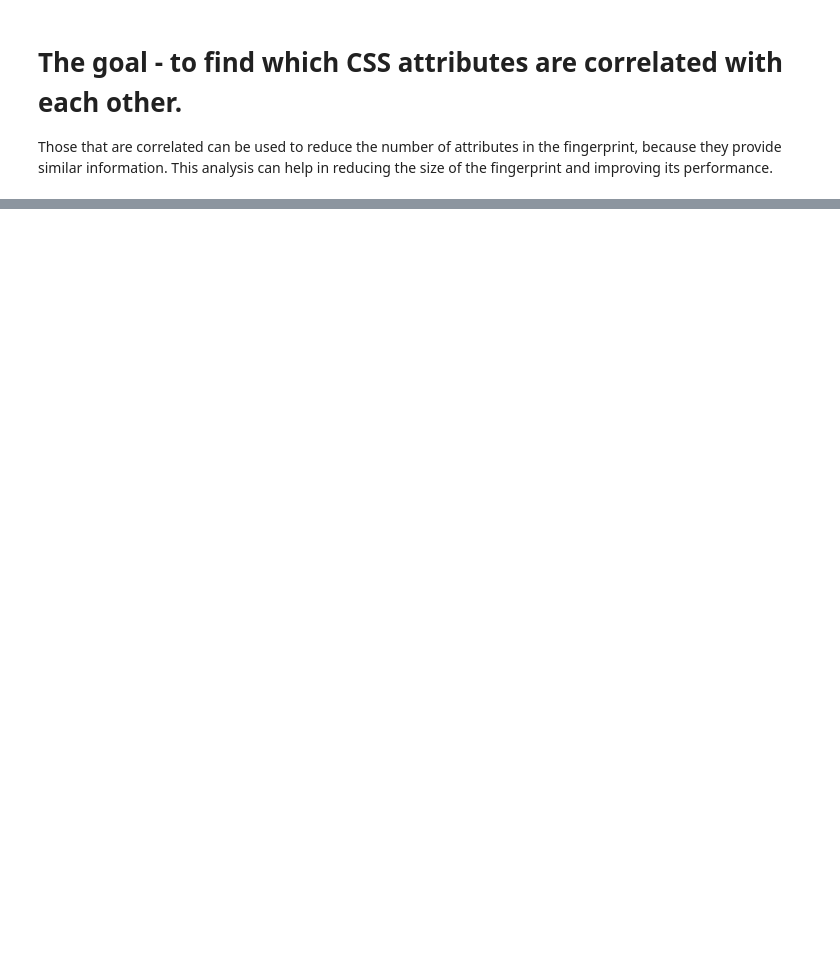
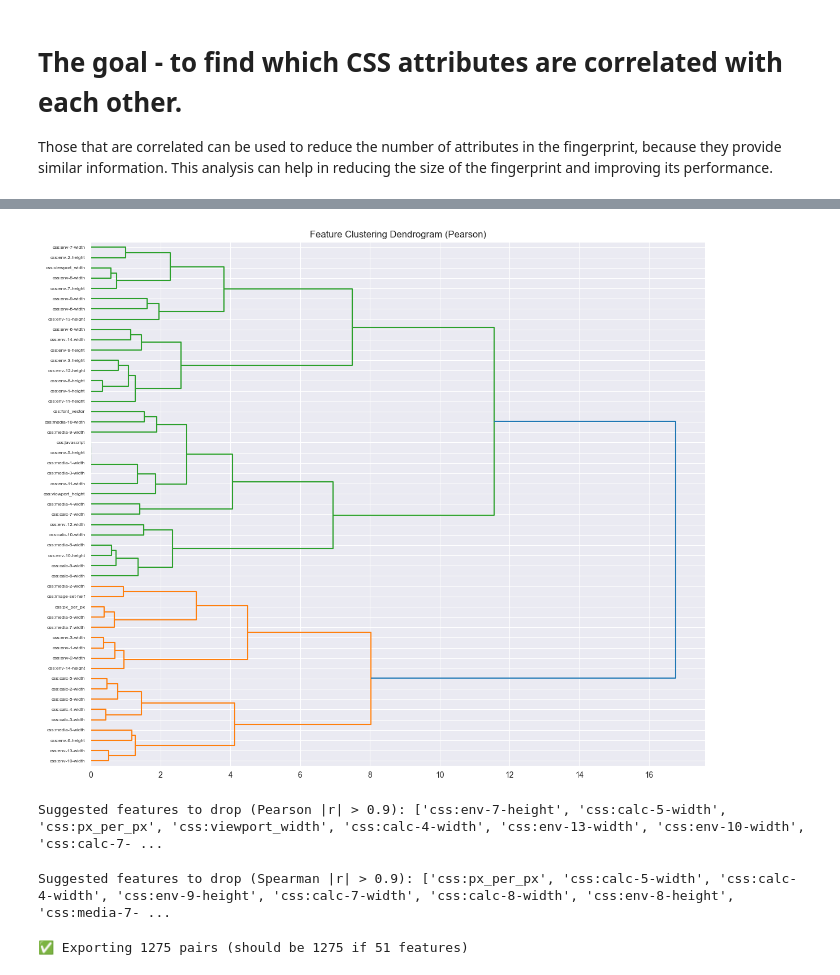
Before and after one commit to perzfilip/css-fingerprinting, a Jupyter notebook: analytics/6_correlation_matrix.ipynb, the cells around one changed output, grey strips where cells are left out. Cells and saved outputs as stored; diff of their text form; code cells hidden in the pictures; blank space fills up the shorter version.

```diff
--- a/analytics/6_correlation_matrix.ipynb
+++ b/analytics/6_correlation_matrix.ipynb
@@ -85,0 +243,9 @@ for a, b in sorted(high_corr):
+# %%
+linked = linkage(corr_matrix.fillna(0), method='ward')
+plt.figure(figsize=(12, 10))
+dendrogram(linked, labels=corr_matrix.columns, orientation='right')
+plt.title("Feature Clustering Dendrogram (Pearson)")
+plt.tight_layout()
+plt.show()
+# %% [output]
+[figure, added]
@@ -85,0 +260,11 @@ for a, b in sorted(high_corr):
+# %%
+redundant_features_pearson = get_redundant_features(corr_matrix, threshold=0.9)
+print(f"Suggested features to drop (Pearson |r| > 0.9): {redundant_features_pearson}")
+# %% [output]
+Suggested features to drop (Pearson |r| > 0.9): ['css:env-7-height', 'css:calc-5-width', 'css:px_per_px', 'css:viewport_width', 'css:calc-4-width', 'css:env-13-width', 'css:env-10-width', 'css:calc-7- ...
+# %%
+# the same for Spearman
+redundant_features_spearman = get_redundant_features(corr_matrix_spearman, threshold=0.9)
+print(f"Suggested features to drop (Spearman |r| > 0.9): {redundant_features_spearman}")
+# %% [output]
+Suggested features to drop (Spearman |r| > 0.9): ['css:px_per_px', 'css:calc-5-width', 'css:calc-4-width', 'css:env-9-height', 'css:calc-7-width', 'css:calc-8-width', 'css:env-8-height', 'css:media-7- ...
@@ -85,0 +284,14 @@ for a, b in sorted(high_corr):
+# %%
+# Use your actual matrices here
+correlation_pairs_df = get_upper_triangle_df(
+    corr_matrix, corr_matrix_spearman,
+    name1="Pearson", name2="Spearman"
+)
+
+# Confirm count
+print(f"✅ Exporting {correlation_pairs_df.shape[0]} pairs (should be 1275 if 51 features)")
+
+# Export to CSV
+correlation_pairs_df.to_csv("correlation_pairs.csv", index=False)
+# %% [output]
+✅ Exporting 1275 pairs (should be 1275 if 51 features)
```
Also changed, not shown: parts of 18 cells of this notebook, 11 other files.
